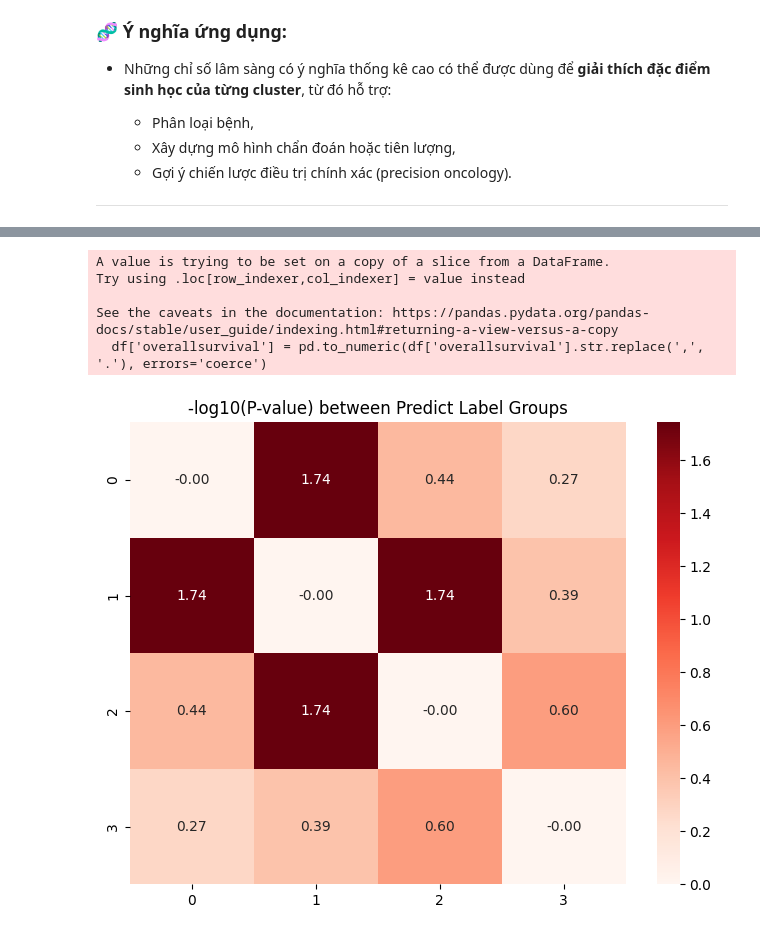
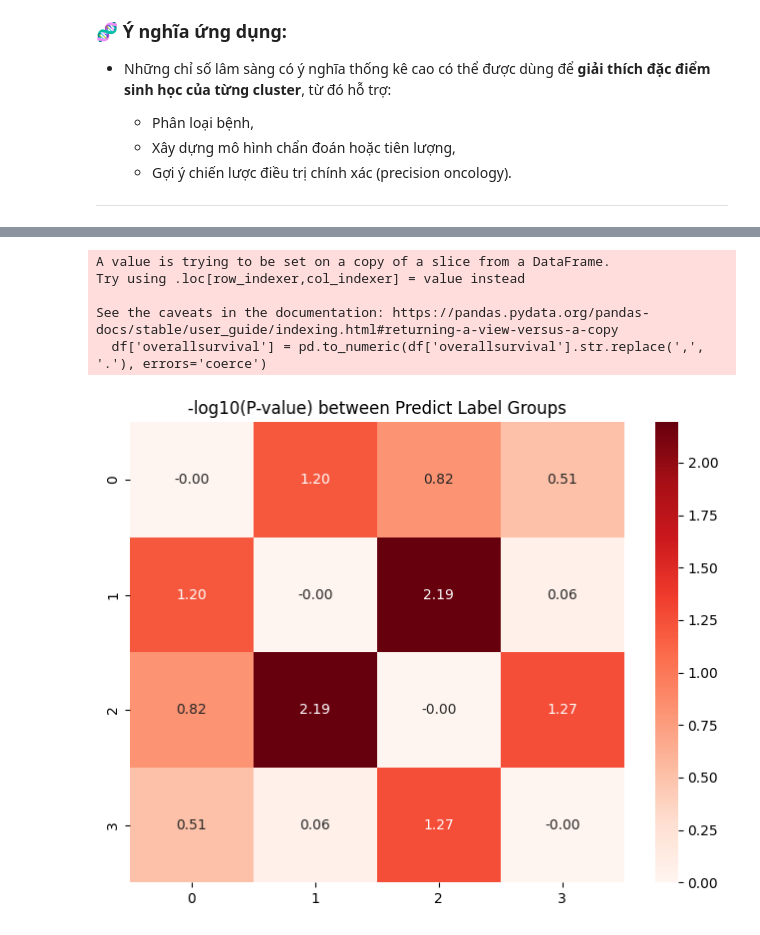
Before and after one commit to haitranduc4270/MoGCN, a Jupyter notebook: survival_analysis.ipynb, the cells around one changed output, grey strips where cells are left out. Drawn from its saved outputs; the diff is of its cells as text; code cells hidden in the pictures.

```diff
--- a/survival_analysis.ipynb
+++ b/survival_analysis.ipynb
@@ -7,7 +7,7 @@ import numpy as np
 from scipy import stats
 import seaborn as sns
 
-predict = pd.read_csv('result/GAT_predicted_data.csv');
+predict = pd.read_csv('result/sample_classes.csv');
 predict = predict.rename(columns={predict.columns[0]: 'id_key'})
 
 clinical_data = pd.read_csv('data/clinical/Human__TCGA_BRCA__MS__Clinical__Clinical__01_28_2016__BI__Clinical__Firehose.tsi', sep='\t')
@@ -275,43 +279,43 @@ import matplotlib.pyplot as plt
 import pandas as pd
 
 # Giả sử df là dataframe của bạn
-df = result[['overallsurvival', 'status', 'predict_label', 'id_key']]
+df = result[['overallsurvival', 'status', 'class', 'id_key']]
 
 # Chuyển đổi cột 'overallsurvival' thành số (thay dấu phẩy thành dấu chấm)
 df['overallsurvival'] = pd.to_numeric(df['overallsurvival'].str.replace(',', '.'), errors='coerce')
 df_clean = df.dropna(subset=['overallsurvival', 'status'])
 
 # Tính p-values giữa các nhóm
-results = pairwise_logrank_test(df['overallsurvival'], df['predict_label'], df['status'])
+results = pairwise_logrank_test(df['overallsurvival'], df['class'], df['status'])
 
 # Lấy danh sách nhãn
-labels = sorted(df['predict_label'].unique())
+labels = sorted(df['class'].unique())
 
 # Tạo ma trận rỗng cho p-value
 p_matrix = pd.DataFrame(np.ones((len(labels), len(labels))), index=labels, columns=labels)
 
 # Điền các p-value vào ma trận
 p_values = results.p_value  # Đây là mảng một chiều
 k = 0  # Biến để theo dõi chỉ mục trong mảng p_values
 for i in range(len(labels)):
     for j in range(i+1, len(labels)):
         p = p_values[k]  # Truy xuất p-value theo chỉ mục k
         p_matrix.loc[labels[i], labels[j]] = p
         p_matrix.loc[labels[j], labels[i]] = p
         k += 1  # Tăng chỉ mục để lấy p-value tiếp theo
 
 # Tính –log10(P) để làm rõ sự khác biệt
 log_p = -np.log10(p_matrix)
 
 # Vẽ heatmap
 plt.figure(figsize=(8, 6))
 sns.heatmap(log_p, annot=True, cmap="Reds", fmt=".2f")
 plt.title("-log10(P-value) between Predict Label Groups")
 plt.show()
 # %% [output]
 A value is trying to be set on a copy of a slice from a DataFrame.
 Try using .loc[row_indexer,col_indexer] = value instead
 
 See the caveats in the documentation: https://pandas.pydata.org/pandas-docs/stable/user_guide/indexing.html#returning-a-view-versus-a-copy
   df['overallsurvival'] = pd.to_numeric(df['overallsurvival'].str.replace(',', '.'), errors='coerce')
-[figure, old version]
+[figure, new version]
```
Also changed, not shown: parts of 9 cells of this notebook.
